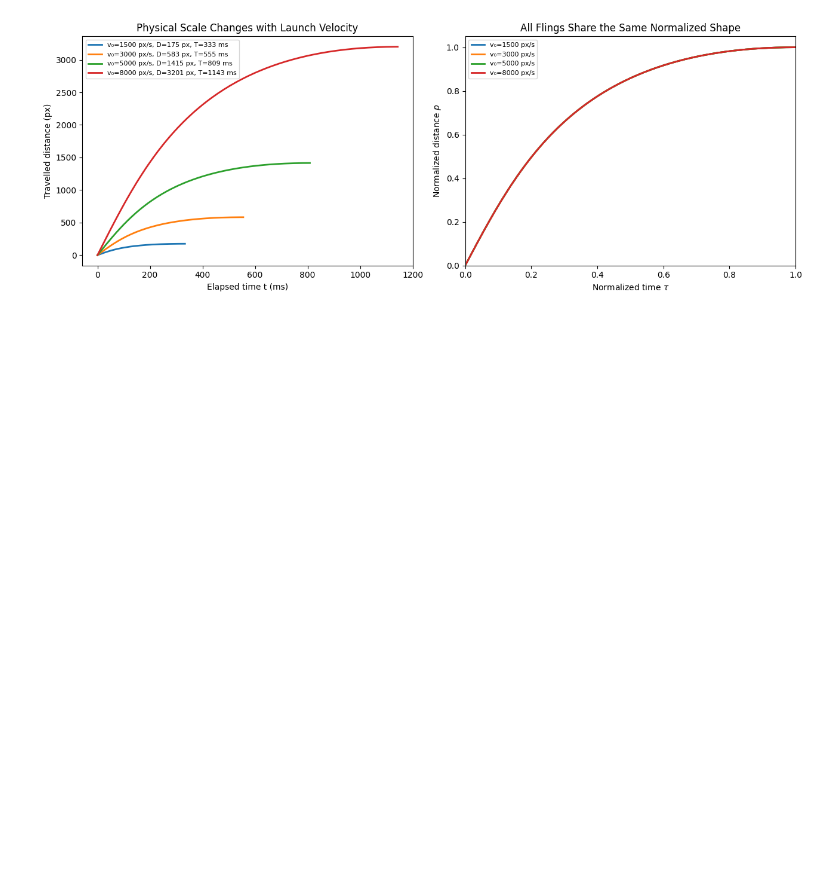
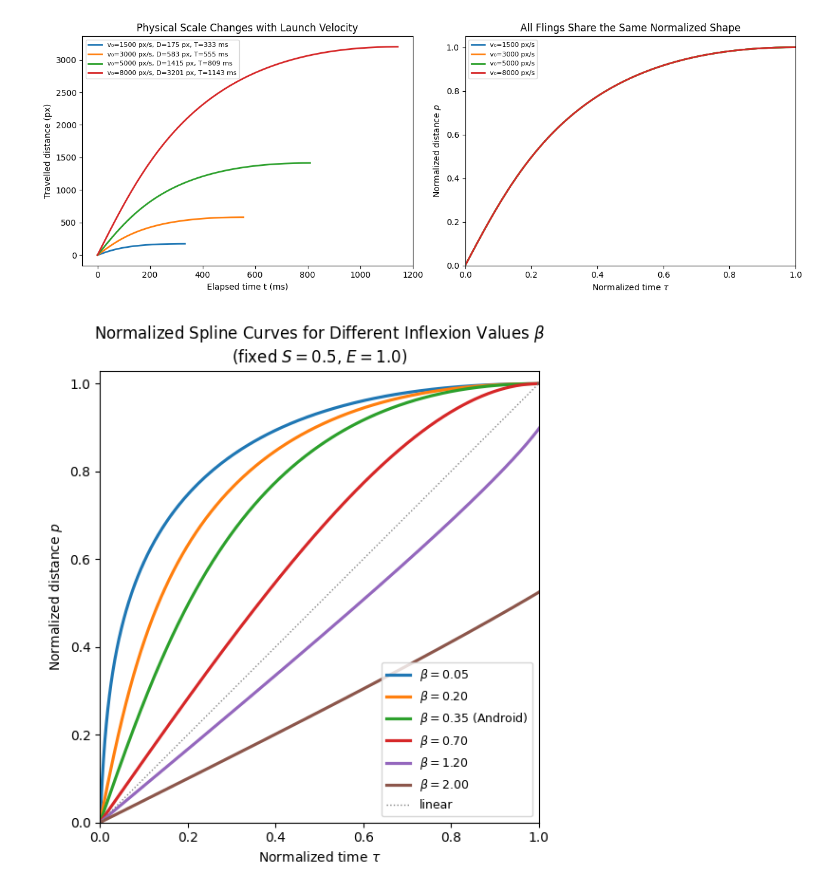
Before and after one commit to felixd95/touch-scrolling-web-app, a Jupyter notebook: thesis/plot.ipynb, the cells around one changed output. Cells and saved outputs as stored; diff of their text form; code cells hidden in the pictures; blank space fills up the shorter version.

Commit message:
transfer function teil update

```diff
--- a/thesis/plot.ipynb
+++ b/thesis/plot.ipynb
@@ -405,3 +405,48 @@ Last ten position values in the lookup table:
 [figure]
 [figure]
 [figure]
+# %%
+# ============================================================
+# Spline shape for different inflexion values (beta)
+#
+# Only the inflexion beta is a tunable transfer-function parameter;
+# the tension constants S = 0.5 and E = 1.0 are held fixed.
+# ============================================================
+
+def spline_curve(beta_value, num=5000):
+    """Return (tau, p) samples of the normalized spline for the given beta (S, E fixed)."""
+    xs = np.linspace(0.0, 1.0, num)
+    p1 = S * beta_value
+    p2 = 1.0 - E * (1.0 - beta_value)
+    tau_vals = 3.0 * xs * (1.0 - xs) * ((1.0 - xs) * p1 + xs * p2) + xs**3
+    p_vals = 3.0 * xs * (1.0 - xs) * ((1.0 - xs) * S + xs) + xs**3
+    return tau_vals, p_vals
+
+
+beta_values = [0.05, 0.2, 0.35, 0.7, 1.2, 2.0]
+
+plt.figure(figsize=(7.5, 6))
+
+for beta_value in beta_values:
+    tau_vals, p_vals = spline_curve(beta_value)
+    label = rf"$\beta = {beta_value:.2f}$"
+    if np.isclose(beta_value, beta):
+        label += " (Android)"
+    plt.plot(tau_vals, p_vals, linewidth=2.3, label=label)
+
+plt.plot([0, 1], [0, 1], linestyle=":", color="gray", linewidth=1.0, label="linear")
+
+plt.title(
+    rf"Normalized Spline Curves for Different Inflexion Values $\beta$" "\n"
+    rf"(fixed $S = {S}$, $E = {E}$)"
+)
+plt.xlabel(r"Normalized time $\tau$")
+plt.ylabel(r"Normalized distance $p$")
+plt.xlim(0, 1)
+plt.ylim(0, 1.03)
+plt.gca().set_aspect("equal", adjustable="box")
+plt.legend(fontsize=9, loc="lower right")
+plt.tight_layout()
+plt.show()
+# %% [output]
+[figure, added]
```
Also changed, not shown: 2 other files.
